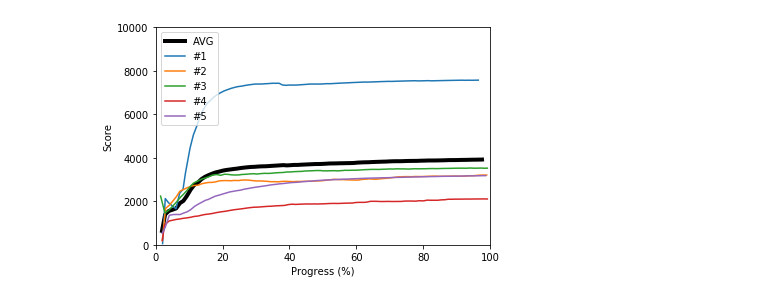
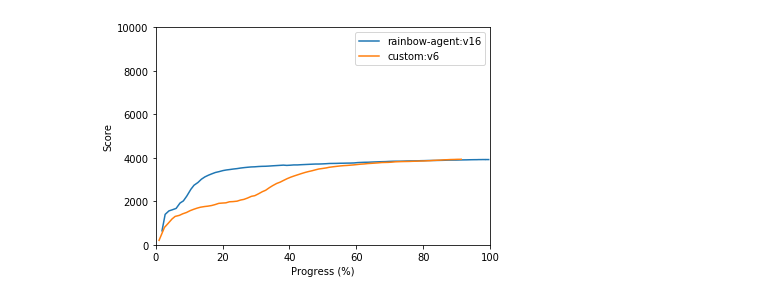
Before and after one commit to seungjaeryanlee/retro-agents, a Jupyter notebook: Plot.ipynb, the cells around one changed output. Cells and saved outputs as stored; diff of their text form; code cells hidden in the pictures.

Commit message:
Updated Plot notebook

```diff
--- a/Plot.ipynb
+++ b/Plot.ipynb
@@ -85,12 +109,12 @@ def plot_scores(agent_name):
 # %%
-def compare_agents(agent1, agent2, task=None):
-    xs1, ys1 = get_data(agent1, task)
-    xs2, ys2 = get_data(agent2, task)
+def compare_agents(agents, task=None):
     plt.ylim([0, 10000])
     plt.xlim([0, 100])
-    plt.plot(xs1, ys1)
-    plt.plot(xs2, ys2)
-    plt.legend(['Agent 1', 'Agent 2'])
+
+    for agent in agents:
+        xs, ys = get_data(agent, task)
+        plt.plot(xs, ys)
+    plt.legend(agents)
     plt.xlabel('Progress (%)')
     plt.ylabel('Score')
     plt.show()
@@ -111,4 +121,4 @@ get_agents()
 # %%
-plot_scores('rainbow-agent:v16')
+compare_agents(['rainbow-agent:v16', 'custom:v6'])
 # %% [output]
-[figure, old version]
+[figure, new version]
```
Also changed, not shown: parts of 4 cells of this notebook.
